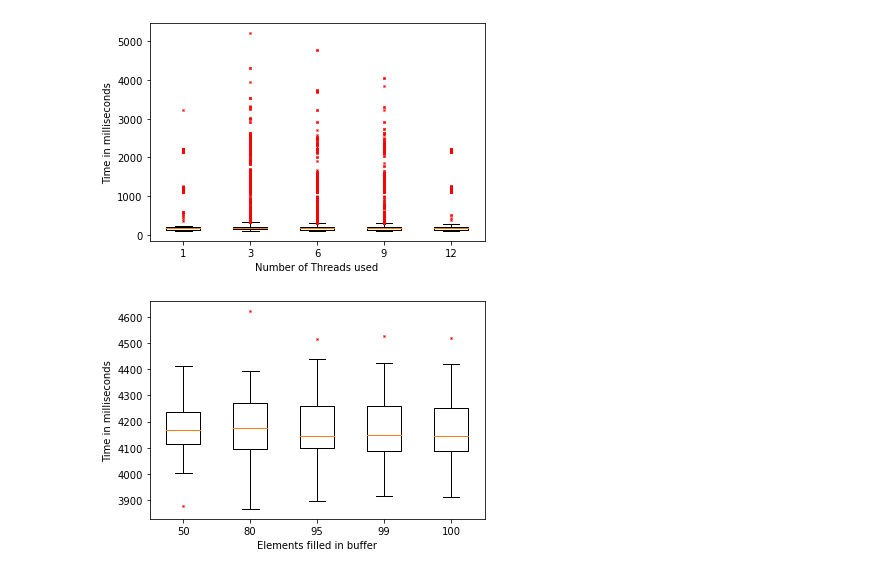
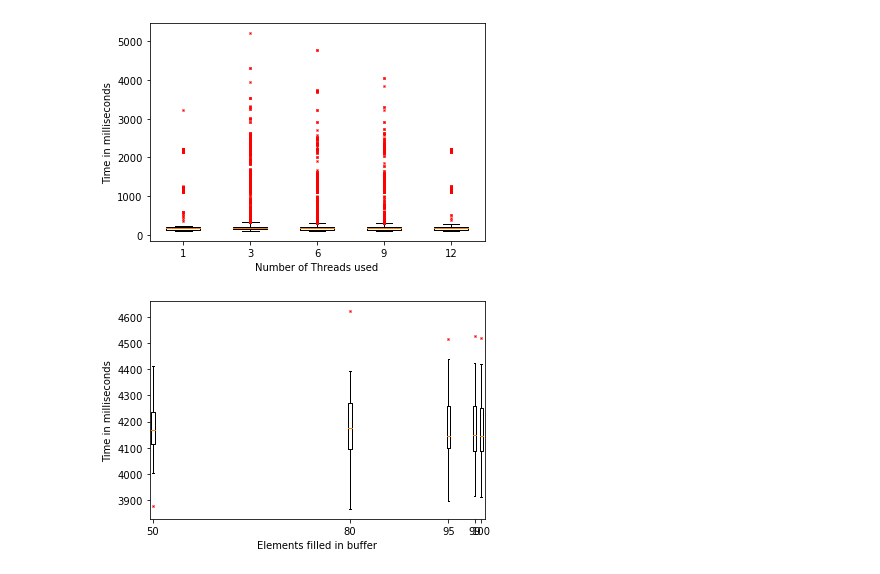
Before and after one commit to Lorenzo-Bracci/Performance-Evaluator, a Jupyter notebook: dataProcessing.ipynb, the cells around one changed output. Drawn from its saved outputs; the diff is of its cells as text; code cells hidden in the pictures.

```diff
--- a/dataProcessing.ipynb
+++ b/dataProcessing.ipynb
@@ -88,32 +88,32 @@ plt.savefig('latency1', dpi=600)
 # %%
 bufferFile = "pres12.csv"
 timeToFill = list()
 
 with open(bufferFile) as csvfile:
             reader = csv.reader(csvfile, delimiter=',')
             current50 = list()
             current80 = list()
             current95 = list()
             current99 = list()
             current100 = list()
             for row in reader:
                 current50.append(float(row[0]))
                 current80.append(float(row[1]))
                 current95.append(float(row[2]))
                 current99.append(float(row[3]))
                 current100.append(float(row[4]))
             timeToFill.append(current50)
             timeToFill.append(current80)
             timeToFill.append(current95)
             timeToFill.append(current99)
             timeToFill.append(current100)
 
 flierprops = dict(marker='x', markerfacecolor='r', markersize=2,
                   linestyle='none', markeredgecolor='r')
-plt.boxplot(timeToFill, flierprops=flierprops)
-plt.xticks([1, 2, 3, 4, 5], [50, 80, 95, 99, 100])
+plt.boxplot(timeToFill, positions=[50,80,95, 99, 100], flierprops=flierprops)
+#plt.xticks([1, 2, 3, 4, 5], [50, 80, 95, 99, 100])
 plt.xlabel("Elements filled in buffer")
 plt.ylabel("Time in milliseconds")
 plt.savefig('latency1', dpi=600)
 # %% [output]
-[figure, old version]
+[figure, new version]
```
Also changed, not shown: parts of 1 cell of this notebook.
